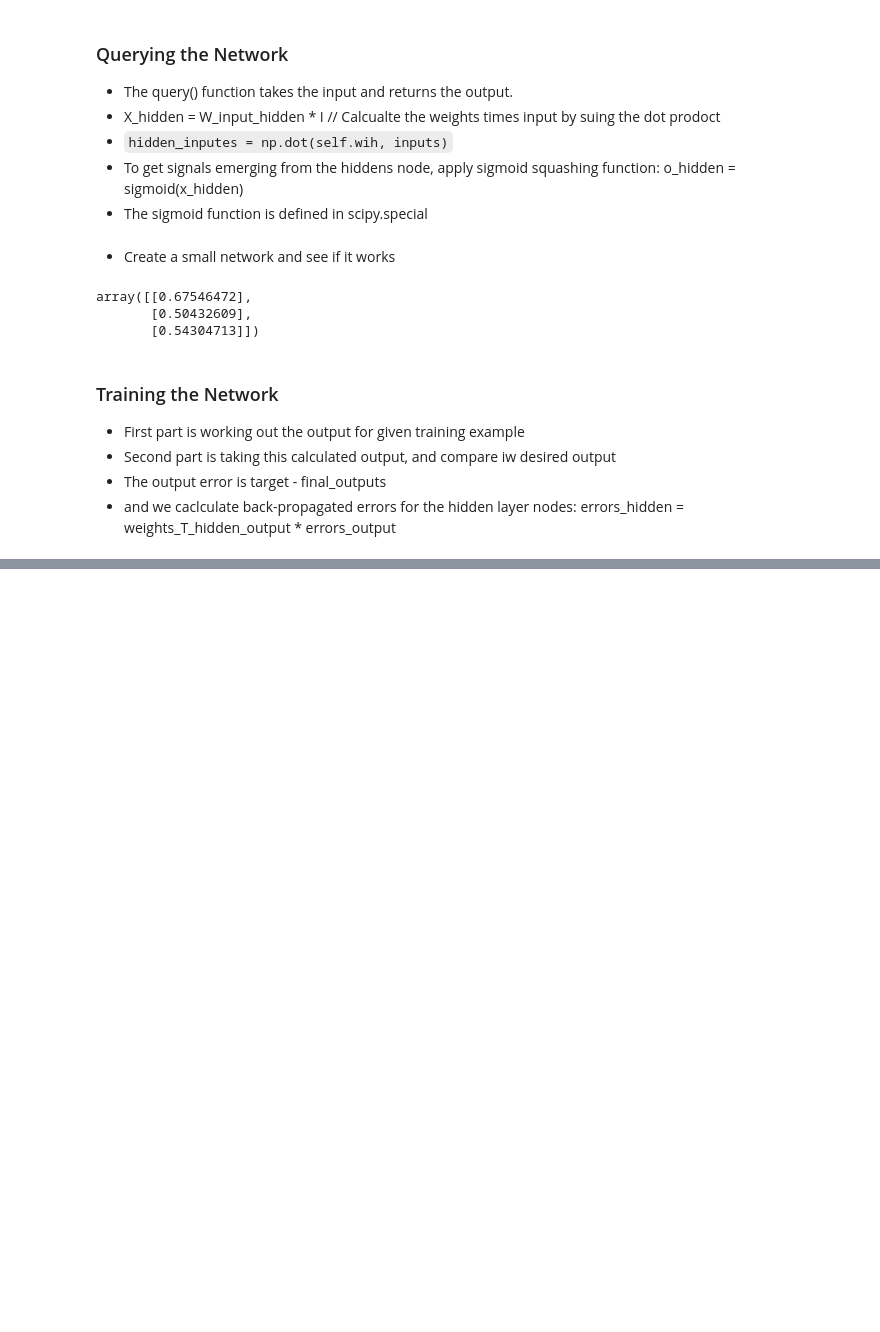
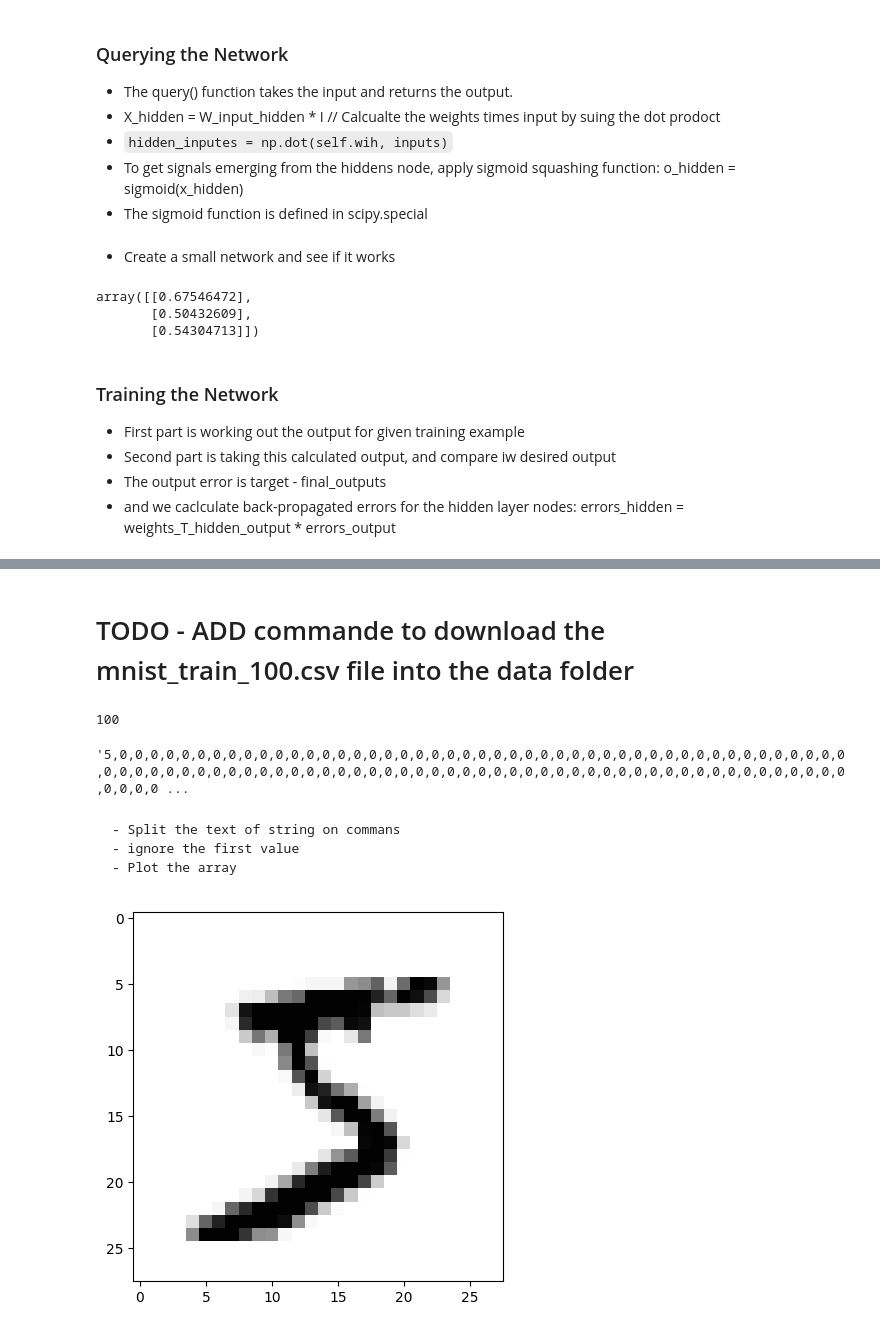
Before and after one commit to cstone157/jupyter_tensorflow2, a Jupyter notebook: jupyter/books/Make_Your_Own_Neural_Network/02_diy.ipynb, the cells around one changed output, grey strips where cells are left out. Cells and saved outputs as stored; diff of their text form; code cells hidden in the pictures; blank space fills up the shorter version.

```diff
--- a/jupyter/books/Make_Your_Own_Neural_Network/02_diy.ipynb
+++ b/jupyter/books/Make_Your_Own_Neural_Network/02_diy.ipynb
@@ -389,0 +398,33 @@ class neuralNetwork:
+# %% [markdown]
+# TODO - ADD commande to download the mnist_train_100.csv file into the data folder
+# %%
+data_file = open("data/mnist_train_100.csv", "r")
+data_list = data_file.readlines()
+data_file.close()
+# %%
+len(data_list)
+# %% [output]
+100
+# %%
+data_list[0]
+# %% [output]
+'5,0,0,0,0,0,0,0,0,0,0,0,0,0,0,0,0,0,0,0,0,0,0,0,0,0,0,0,0,0,0,0,0,0,0,0,0,0,0,0,0,0,0,0,0,0,0,0,0,0,0,0,0,0,0,0,0,0,0,0,0,0,0,0,0,0,0,0,0,0,0,0,0,0,0,0,0,0,0,0,0,0,0,0,0,0,0,0,0,0,0,0,0,0,0,0,0,0,0,0 ...
+# %% [markdown]
+    - Split the text of string on commans
+    - ignore the first value
+    - Plot the array
+# %%
+import numpy as np
+import matplotlib.pyplot as plt
+%matplotlib inline
+
+all_values = data_list[0].split(',')
+
+## `np.asfarray` was removed in the NumPy 2.0 release. Use `np.asarray` with a proper dtype instead.
+#image_array = np.asfarray(all_values[1:]).reshape((28, 28))
+
+image_array = np.asarray(all_values[1:], dtype='int').reshape((28, 28))
+plt.imshow(image_array, cmap='Greys', interpolation='None')
+plt.show()
+# %% [output]
+[figure, added]
```
Also changed, not shown: parts of 3 cells of this notebook, 1 other file.
